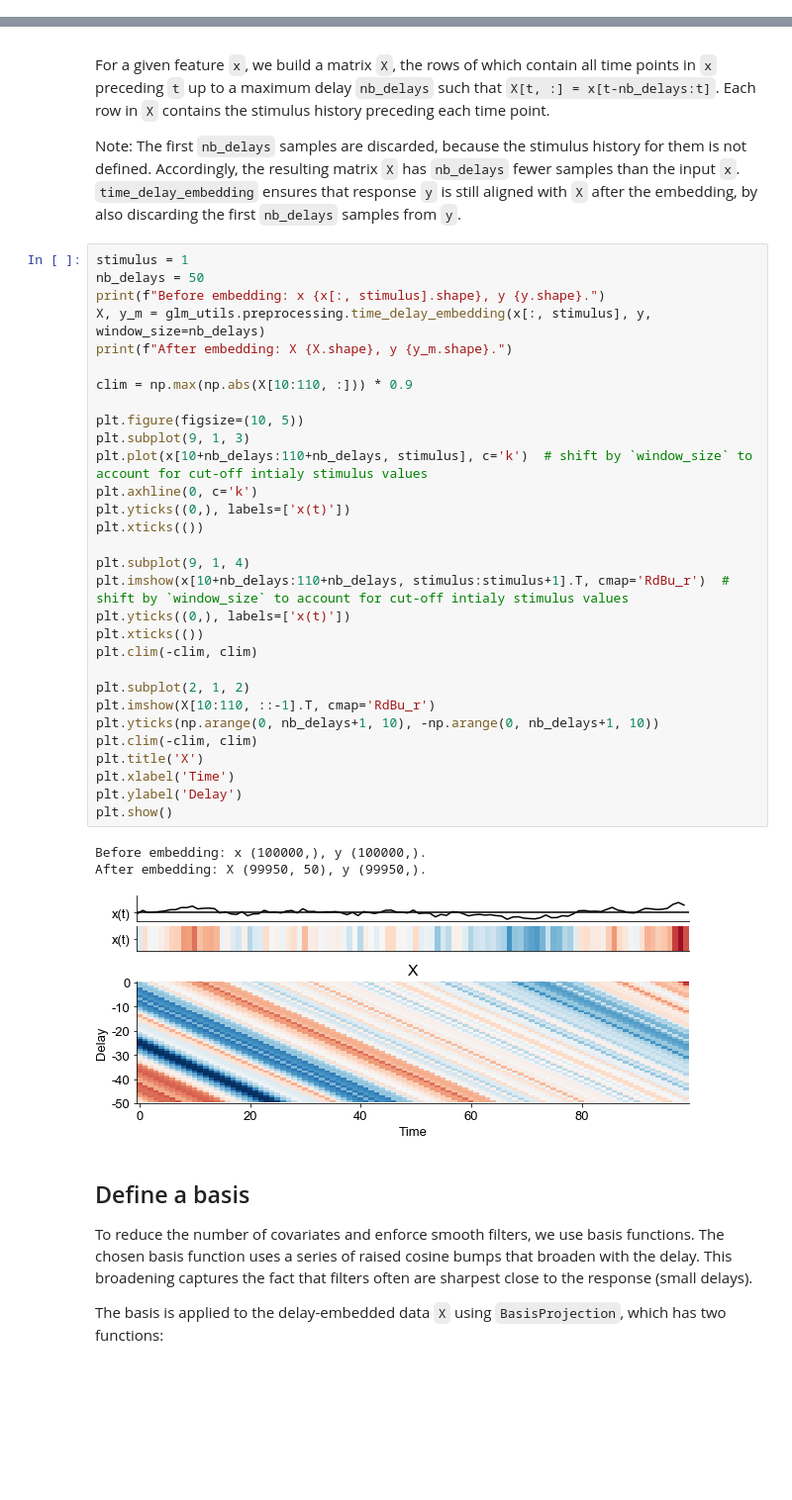
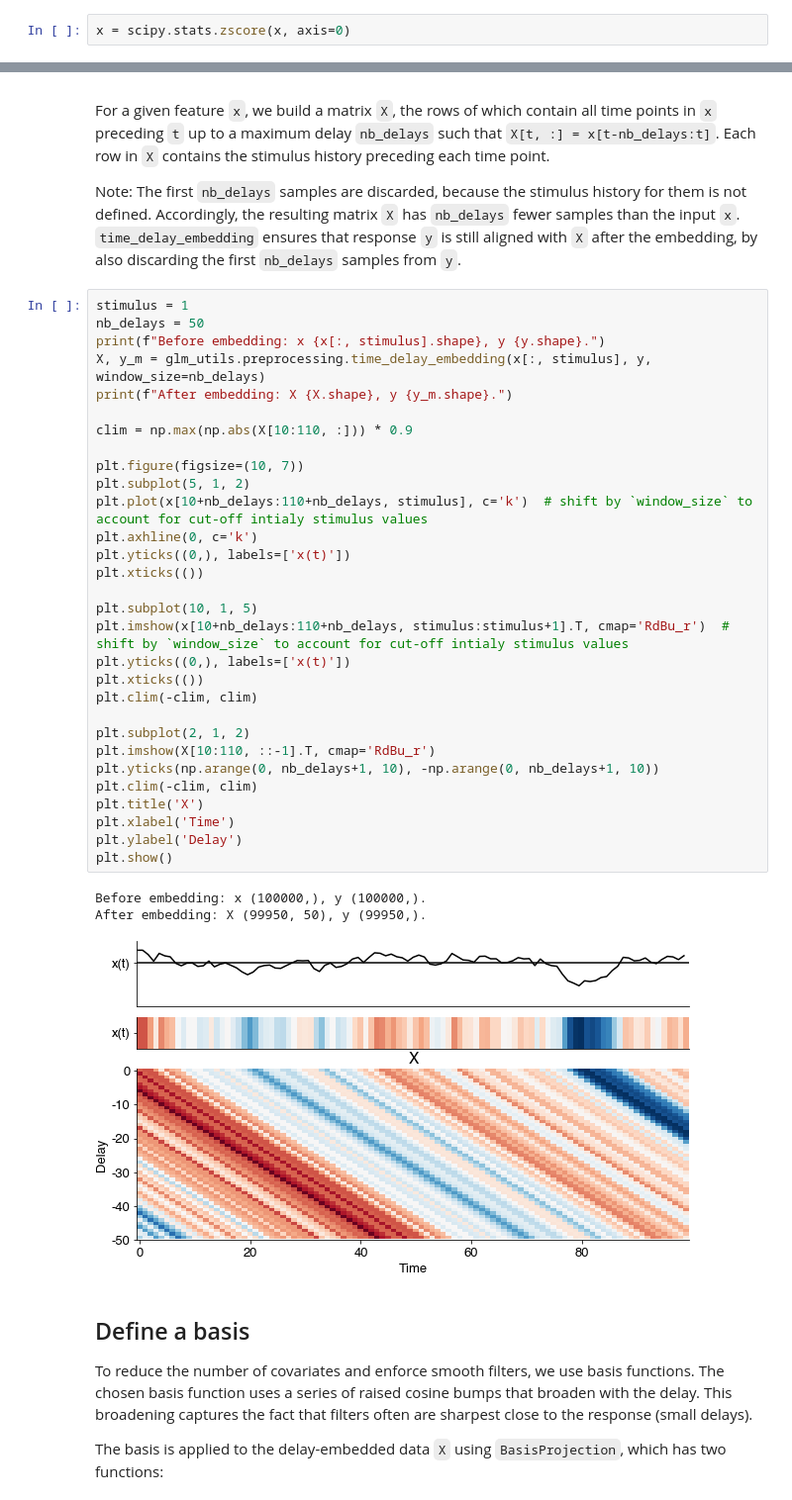
Before and after one commit to janclemenslab/glm_utils, a Jupyter notebook: demo/basics.ipynb, the cells around one changed output, grey strips where cells are left out. Shown at 99% size. Saved outputs shown, nothing was run; the diff lists cells and outputs as text; blank space fills up the shorter version.

```diff
--- a/demo/basics.ipynb
+++ b/demo/basics.ipynb
@@ -51,3 +54,5 @@ x: (100000, 4), y: (100000,), filters (50, 4)
+# %%
+x = scipy.stats.zscore(x, axis=0)
 # %% [markdown]
 ## Time-delay-embedding
 Since we are interested in what temporal patterns in the stimulus drive our response, we make time explicit using time delay embedding (aka delay-coordinate embedding). Thereby, the stimulus history.
@@ -58,37 +63,37 @@ Note: The first `nb_delays` samples are discarded, because the stimulus history
 # %%
 stimulus = 1
 nb_delays = 50
 print(f"Before embedding: x {x[:, stimulus].shape}, y {y.shape}.")
 X, y_m = glm_utils.preprocessing.time_delay_embedding(x[:, stimulus], y, window_size=nb_delays)
 print(f"After embedding: X {X.shape}, y {y_m.shape}.")
 
 clim = np.max(np.abs(X[10:110, :])) * 0.9
 
-plt.figure(figsize=(10, 5))
-plt.subplot(9, 1, 3)
+plt.figure(figsize=(10, 7))
+plt.subplot(5, 1, 2)
 plt.plot(x[10+nb_delays:110+nb_delays, stimulus], c='k')  # shift by `window_size` to account for cut-off intialy stimulus values
 plt.axhline(0, c='k')
 plt.yticks((0,), labels=['x(t)'])
 plt.xticks(())
 
-plt.subplot(9, 1, 4)
+plt.subplot(10, 1, 5)
 plt.imshow(x[10+nb_delays:110+nb_delays, stimulus:stimulus+1].T, cmap='RdBu_r')  # shift by `window_size` to account for cut-off intialy stimulus values
 plt.yticks((0,), labels=['x(t)'])
 plt.xticks(())
 plt.clim(-clim, clim)
 
 plt.subplot(2, 1, 2)
 plt.imshow(X[10:110, ::-1].T, cmap='RdBu_r')
 plt.yticks(np.arange(0, nb_delays+1, 10), -np.arange(0, nb_delays+1, 10))
 plt.clim(-clim, clim)
 plt.title('X')
 plt.xlabel('Time')
 plt.ylabel('Delay')
 plt.show()
 # %% [output]
 Before embedding: x (100000,), y (100000,).
 After embedding: X (99950, 50), y (99950,).
-[figure, old version]
+[figure, new version]
 # %% [markdown]
 ## Define a basis
 To reduce the number of covariates and enforce smooth filters, we use basis functions. The chosen basis function uses a series of raised cosine bumps that broaden with the delay. This broadening captures the fact that filters often are sharpest close to the response (small delays).
```
Also changed, not shown: parts of 9 cells of this notebook.
